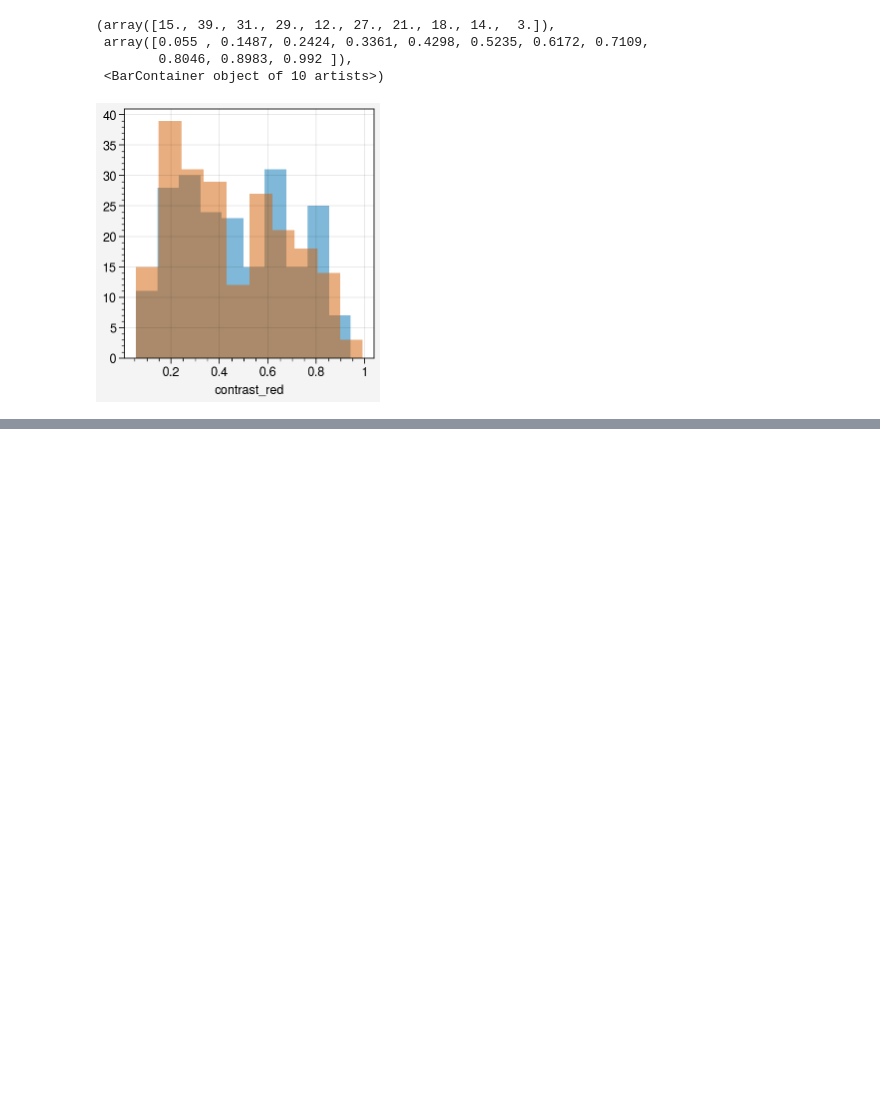
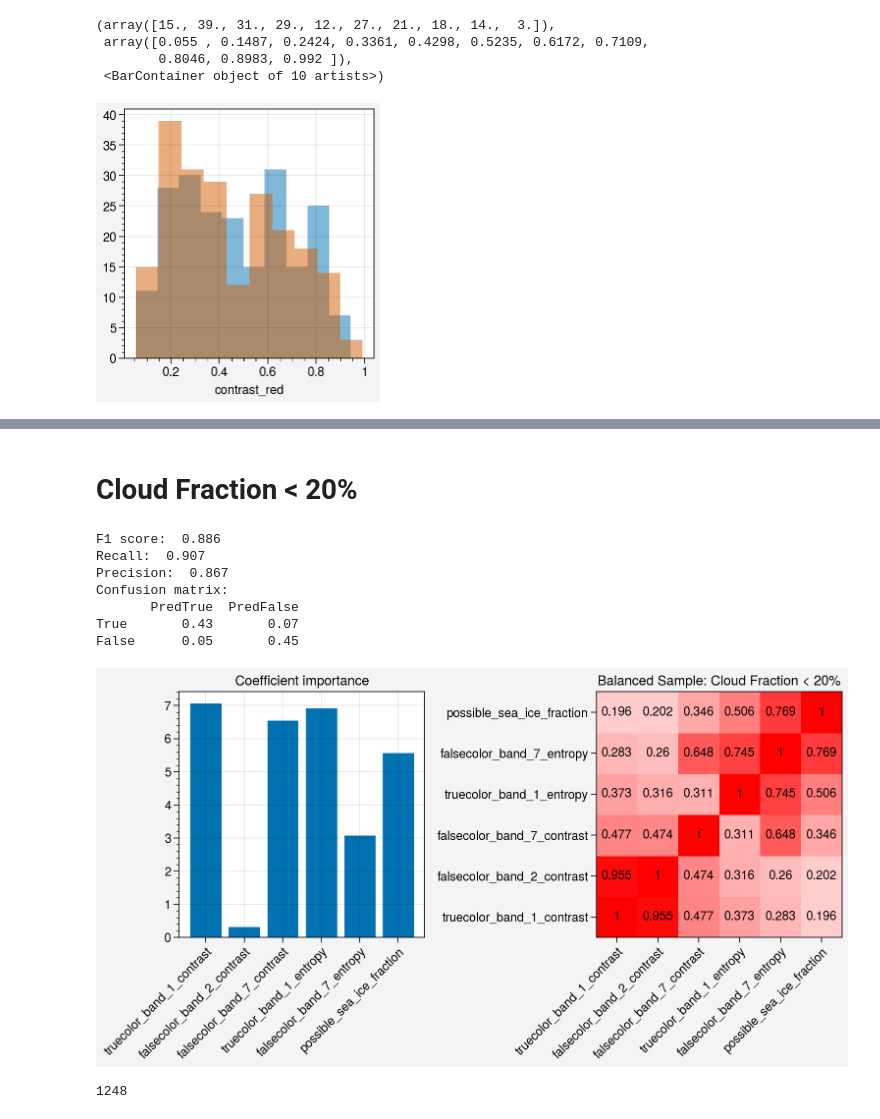
Before and after one commit to danielmwatkins/calval_tgrs, a Jupyter notebook: notebooks/preprocessing_filter_tiles_calibration.ipynb, the cells around one changed output, grey strips where cells are left out. Cells and saved outputs as stored; diff of their text form; code cells hidden in the pictures; blank space fills up the shorter version.

```diff
--- a/notebooks/preprocessing_filter_tiles_calibration.ipynb
+++ b/notebooks/preprocessing_filter_tiles_calibration.ipynb
@@ -142,0 +269,77 @@ ax.hist(df_merged_2.loc[train_idx, "contrast_red"], alpha=0.5)
+# %% [markdown]
+# Cloud Fraction < 20%
+# %%
+rs = 20250922
+
+df = pd.concat(dataframes)
+idx = (df.land_fraction <= land_threshold) & (df.cloud_fraction < 0.2)
+
+
+true_cases = sum(df.loc[idx, 'ground_truth'])
+false_cases = len(df.loc[idx, :]) - true_cases
+n = min(true_cases, false_cases)
+# Get a balanced subset of true and false cases
+df_subset = df.loc[idx, :].groupby('ground_truth').apply(
+    lambda x: x.sample(replace=False, n=n), include_groups=False).reset_index()
+for variable in minimal_variables:
+    df_subset[variable] = (df_subset[variable] - df_subset[variable].min()) / df_subset[variable].max()
+
+
+#### Train logistic regression model
+# Removed variables: 'falsecolor_band_2_entropy'
+minimal_variables = ['truecolor_band_1_contrast',  'falsecolor_band_2_contrast',
+                     'falsecolor_band_7_contrast', 'truecolor_band_1_entropy',
+                     'falsecolor_band_7_entropy',
+                     'possible_sea_ice_fraction']
+
+data = df_subset.loc[:, minimal_variables + ['ground_truth']].copy()
+# This are the variables that are not closely correlated with each other. Functions of other brightness channels could be useful.
+
+X = data.loc[:, minimal_variables].to_numpy()
+y =  (data.ground_truth).to_numpy()
+
+# Split data into testing and training sets
+X_train, X_test, y_train, y_test = train_test_split(
+    X,
+    y,
+    test_size=1/3, random_state=10)
+
+# Fit the logistic regression model using cross validation
+lr_model = LogisticRegressionCV(
+                     solver='liblinear',
+                     scoring='accuracy',
+                     penalty='l1',
+                     max_iter=300,
+                     cv=10,
+                     random_state=rs).fit(X_train, y_train)
+
+#### Compute and print skill scores for the model
+y_pred = lr_model.predict(X_test)
+print('F1 score: ', np.round(f1_score(y_test, y_pred), 3))
+print('Recall: ', np.round(recall_score(y_test, y_pred), 3))
+print('Precision: ', np.round(precision_score(y_test, y_pred), 3))
+print('Confusion matrix:')
+print(pd.DataFrame(data=np.round(confusion_matrix(y_test, y_pred)/len(y_test), 2),
+             index=['True', 'False'], columns=['PredTrue', 'PredFalse']))
+
+fig, axs = pplt.subplots(ncols=2, share=False)
+ax = axs[0]
+ax.bar(pd.Series(abs(lr_model.coef_[0]), index=minimal_variables))
+ax.format(xrotation=45, title="Coefficient importance")
+
+ax = axs[1]
+ax.heatmap(df_subset.loc[:, minimal_variables].corr(), labels=True, vmin=-1, vmax=1, cmap='bwr')
+ax.format(xrotation=45, title='Balanced Sample: Cloud Fraction < 20%')
+# %% [output]
+F1 score:  0.886
+Recall:  0.907
+Precision:  0.867
+Confusion matrix:
+       PredTrue  PredFalse
+True       0.43       0.07
+False      0.05       0.45
+[figure, added]
+# %%
+len(df_subset)
+# %% [output]
+1248
```
Also changed, not shown: parts of 21 cells of this notebook, 3 other files.
